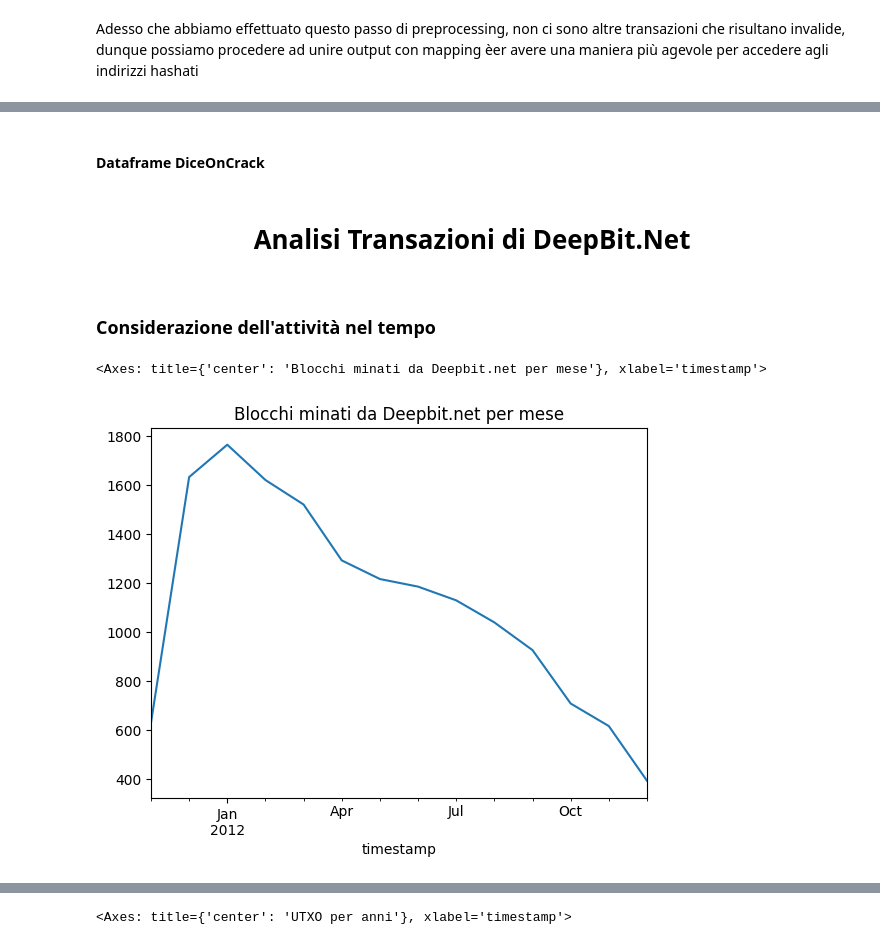
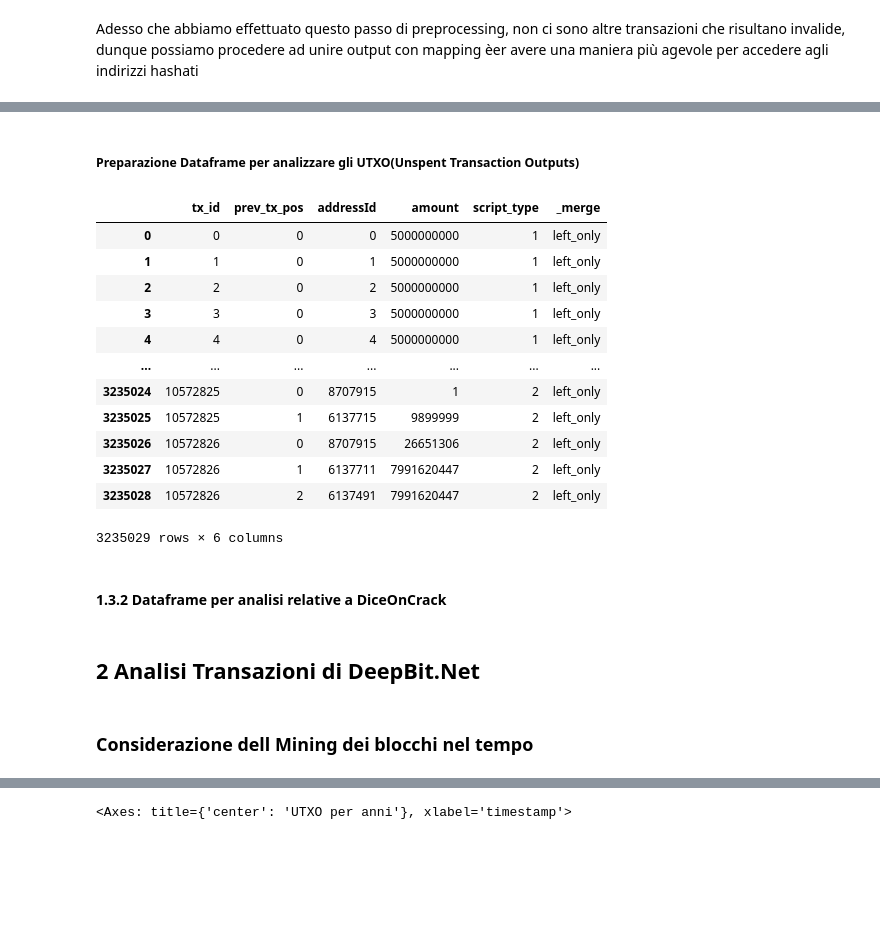
Before and after one commit to TaleWind28/Magician, a Jupyter notebook: Magician.ipynb, the cells around one changed output, grey strips where cells are left out. Saved outputs shown, nothing was run; the diff lists cells and outputs as text; code cells hidden in the pictures; blank space fills up the shorter version.

```diff
--- a/Magician.ipynb
+++ b/Magician.ipynb
@@ -320,3 +309,52 @@ UTXO_df = UTXO_df.set_index("timestamp")
+# %%
+#Amount singole transazioni
+amounts = indexed_in.merge(indexed_out,how="inner",left_index=True,right_index=True)
+
+input_amount = amounts.groupby('tx_id')["amount"].sum().rename('input_total')
+output_amount = outputs_df.groupby('tx_id')['amount'].sum().rename('output_total')
+
+#Concateno le fee
+fees = pd.concat([input_amount,output_amount],axis=1)
+#creo la colonna fee, sottraendo ad ogni input il suo output
+fees['fee'] = fees['input_total'] - fees['output_total']
+#tolgo l'indicizzazione e ridenomino la colonna indez in tx_id
+fees = fees.reset_index().rename(columns={'index':'tx_id'})
+#unisco il dataframe fee a transactions, per poter verficare quali fee provengano da transazioni coinbase
+fees = fees.merge(transactions[['tx_id', 'is_coinbase', 'block_height']],on='tx_id',how='left')
+#maschera per vedere transazioni non coinbase
+not_coinbase = fees["is_coinbase"] == 0
+#filtro le fee non coinbase
+fees = fees[not_coinbase]
+#ottengo le fee per ogni blocco raggruppando in base a block_height nella colonna fee
+fee_per_block = fees.groupby('block_height')['fee'].sum().reset_index()
+# %% [markdown]
+##### Preparazione Dataframe per analizzare gli UTXO(Unspent Transaction Outputs)
+# %%
+#Calcolo UTXO
+diff = indexed_out.merge(amounts,how="left",on=["prev_tx_id","prev_tx_pos"], indicator=True)
+
+# Semplicemente controlla se l'indice è presente
+#lo faccio a parte per migliorare la leggibilità
+unspent = diff[diff['_merge'] == 'left_only'].dropna(axis=1,how="all").reset_index().rename(columns={"amount_x":"amount","addressId_x":"addressId","script_type_x":"script_type","prev_tx_id":"tx_id"}).copy()
+
+# #Trasformazione Timestamp
+UTXO_df = unspent.merge(transactions,how="left",on="tx_id")[["amount","timestamp"]]
+UTXO_df["timestamp"] = pd.to_datetime(UTXO_df["timestamp"],unit="s")
+UTXO_df = UTXO_df.set_index("timestamp")
+# %% [output]
+|  | tx_id | prev_tx_pos | addressId | amount | script_type | _merge |
+| 0 | 0 | 0 | 0 | 5000000000 | 1 | left_only |
+| 1 | 1 | 0 | 1 | 5000000000 | 1 | left_only |
+| 2 | 2 | 0 | 2 | 5000000000 | 1 | left_only |
+| 3 | 3 | 0 | 3 | 5000000000 | 1 | left_only |
+| 4 | 4 | 0 | 4 | 5000000000 | 1 | left_only |
+| ... | ... | ... | ... | ... | ... | ... |
+| 3235024 | 10572825 | 0 | 8707915 | 1 | 2 | left_only |
+| 3235025 | 10572825 | 1 | 6137715 | 9899999 | 2 | left_only |
+| 3235026 | 10572826 | 0 | 8707915 | 26651306 | 2 | left_only |
+| 3235027 | 10572826 | 1 | 6137711 | 7991620447 | 2 | left_only |
+| 3235028 | 10572826 | 2 | 6137491 | 7991620447 | 2 | left_only |
+3235029 rows × 6 columns
 # %% [markdown]
-#### Dataframe DiceOnCrack
+#### 1.3.2 Dataframe per analisi relative a DiceOnCrack
 # %%
@@ -330,8 +371,6 @@ doc_trans = transactions[transactions["tx_id"].isin(doc_trans_id)].sort_values("
 
 doc_trans["timestamp"] = pd.to_datetime(doc_trans["timestamp"],unit='s')
 # %% [markdown]
-<center>
-
-# Analisi Transazioni di DeepBit.Net
+## 2 Analisi Transazioni di DeepBit.Net
 # %% [markdown]
-### Considerazione dell'attività nel tempo
+### Considerazione dell Mining dei blocchi nel tempo
@@ -342,7 +376,0 @@ coinbase_deepb = coinbase_deepb.set_index("timestamp")
-# %%
-# Numero di transazioni per mese
-monthly_counts = coinbase_deepb.resample('ME').size()
-monthly_counts.plot(title='Blocchi minati da Deepbit.net per mese')
-# %% [output]
-<Axes: title={'center': 'Blocchi minati da Deepbit.net per mese'}, xlabel='timestamp'>
-[figure, removed]
```
Also changed, not shown: parts of 40 cells of this notebook, 1 other file.
